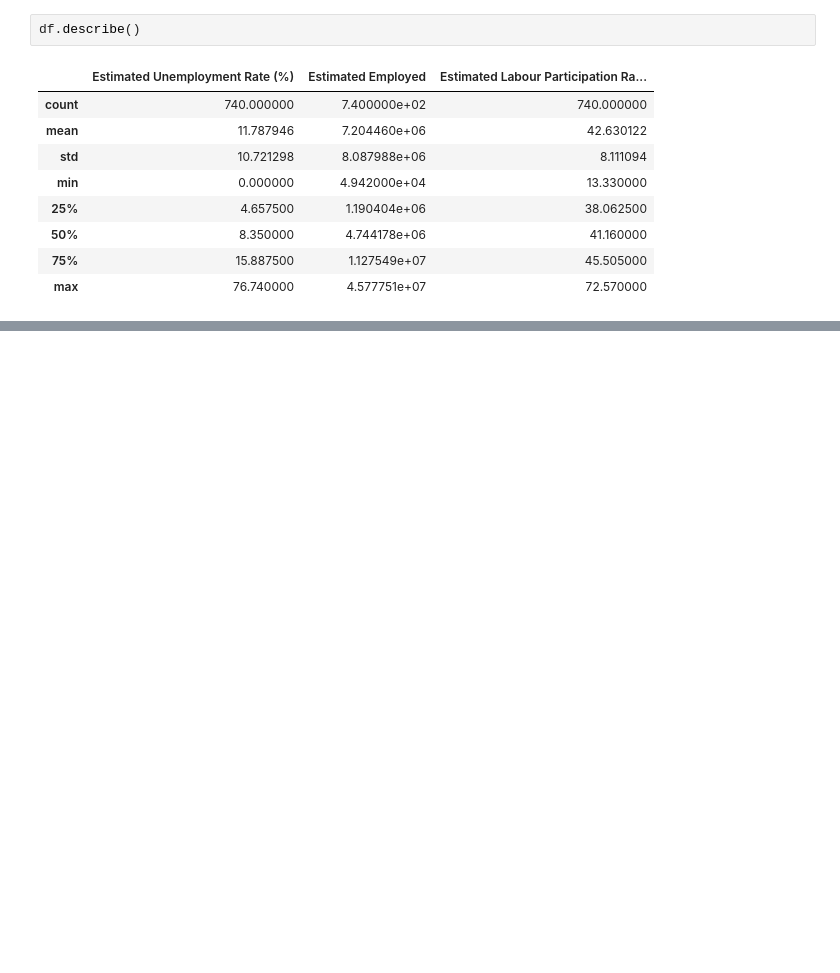
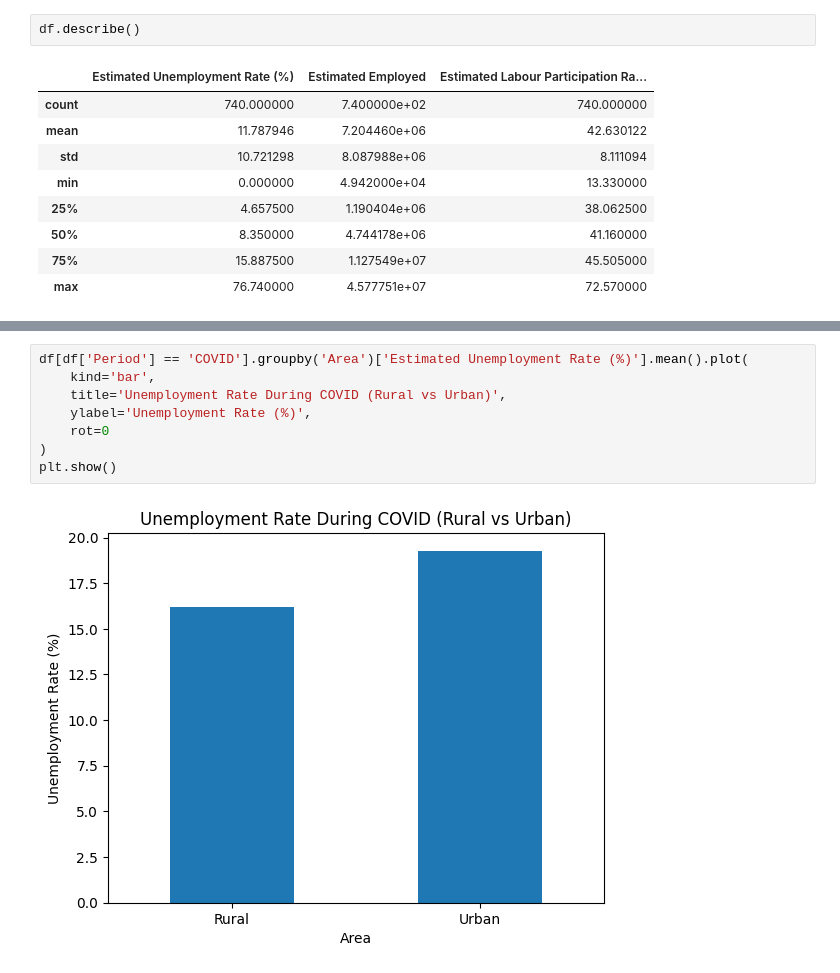
Before and after one commit to PatelNik8/OIBSIP, a Jupyter notebook: notebooks/task2_unemployment_analysis.ipynb, the cells around one changed output, grey strips where cells are left out. Drawn from its saved outputs; the diff is of its cells as text; blank space fills up the shorter version.

```diff
--- a/notebooks/task2_unemployment_analysis.ipynb
+++ b/notebooks/task2_unemployment_analysis.ipynb
@@ -239,0 +305,10 @@ df.describe()
+# %%
+df[df['Period'] == 'COVID'].groupby('Area')['Estimated Unemployment Rate (%)'].mean().plot(
+    kind='bar',
+    title='Unemployment Rate During COVID (Rural vs Urban)',
+    ylabel='Unemployment Rate (%)',
+    rot=0
+)
+plt.show()
+# %% [output]
+[figure, added]
```
Also changed, not shown: parts of 10 cells of this notebook.
